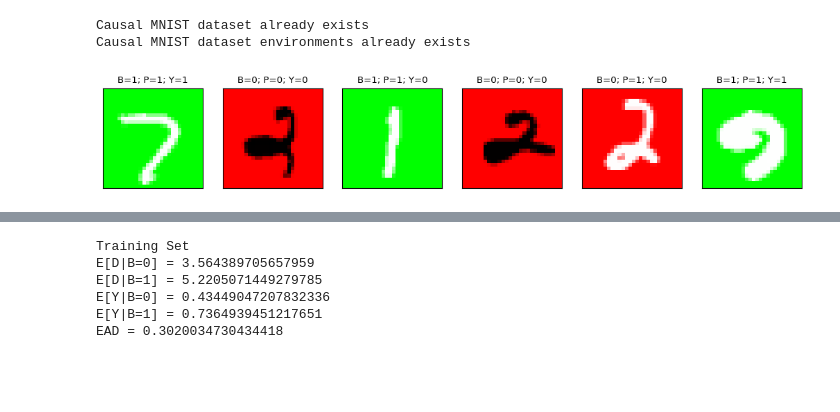
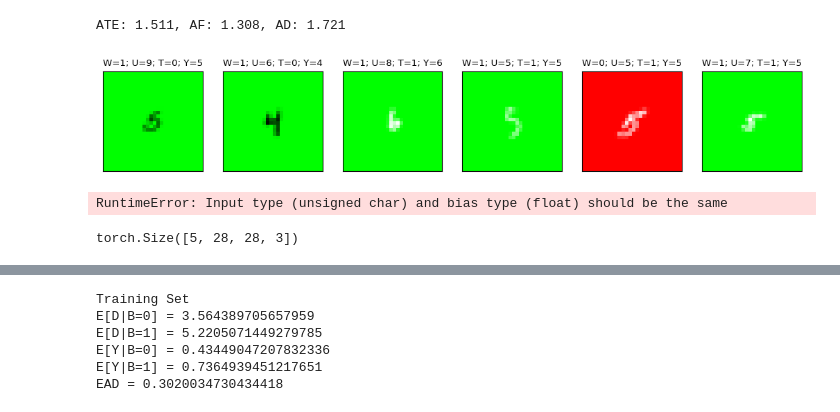
Before and after one commit to CausalLearningAI/CausalMNIST, a Jupyter notebook: main.ipynb, the cells around one changed output, grey strips where cells are left out. Cells and saved outputs as stored; diff of their text form; code cells hidden in the pictures; blank space fills up the shorter version.

```diff
--- a/main.ipynb
+++ b/main.ipynb
@@ -18,14 +22,38 @@ from scipy.stats import ttest_ind, ttest_1samp
-# %%
-# load the dataset
-subsampling = "random"
-train = CausalMNIST(root='./data',
-                    env='train',
-                    force_generation=False,
-                    force_split=False,
-                    subsampling=subsampling)
-# visualize examples
-visualize_n_digits(train, 6, save=True)
-# %% [output]
-Causal MNIST dataset already exists
-Causal MNIST dataset environments already exists
-[figure, removed]
+# %%
+p = 0.8
+RCT = CausalMNIST(root='./data',
+                 N=10000,
+                 p=p,
+                 exp="RCT",
+                 verbose=False,
+                 force_generation=True)
+OS = CausalMNIST(root='./data',
+                 N=10000,
+                 p=p,
+                 exp="OS",
+                 verbose=False)
+ATE = compute_effect(RCT, method="AD")
+AF = compute_effect(OS, method="AF")
+AD = compute_effect(OS, method="AD")
+print(f"ATE: {ATE:.3f}, AF: {AF:.3f}, AD: {AD:.3f}")
+# %% [output]
+ATE: 1.511, AF: 1.308, AD: 1.721
+# %%
+from visualize import visualize_n_digits
+visualize_n_digits(RCT, 6, "RCT")
+# %% [output]
+[figure, added]
+# %%
+model = ConvNet()
+model = training(model,
+                RCT,
+                epochs=10,
+                batch_size=64,
+                lr=0.001,
+                verbose=True)
+# %% [output]
+RuntimeError: Input type (unsigned char) and bias type (float) should be the same
+# %%
+OS.X[:5].shape
+# %% [output]
+torch.Size([5, 28, 28, 3])
```
Also changed, not shown: parts of 7 cells of this notebook.
